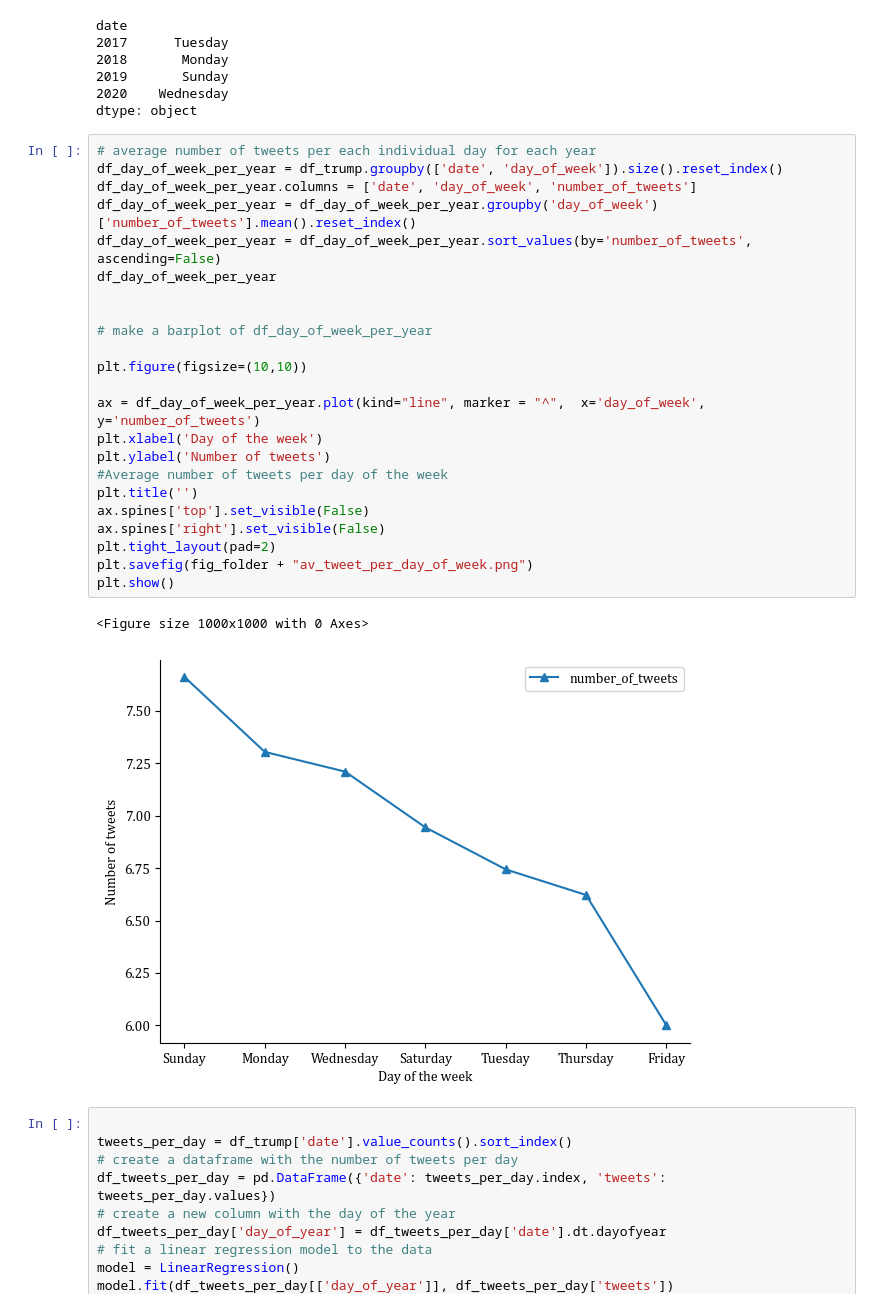
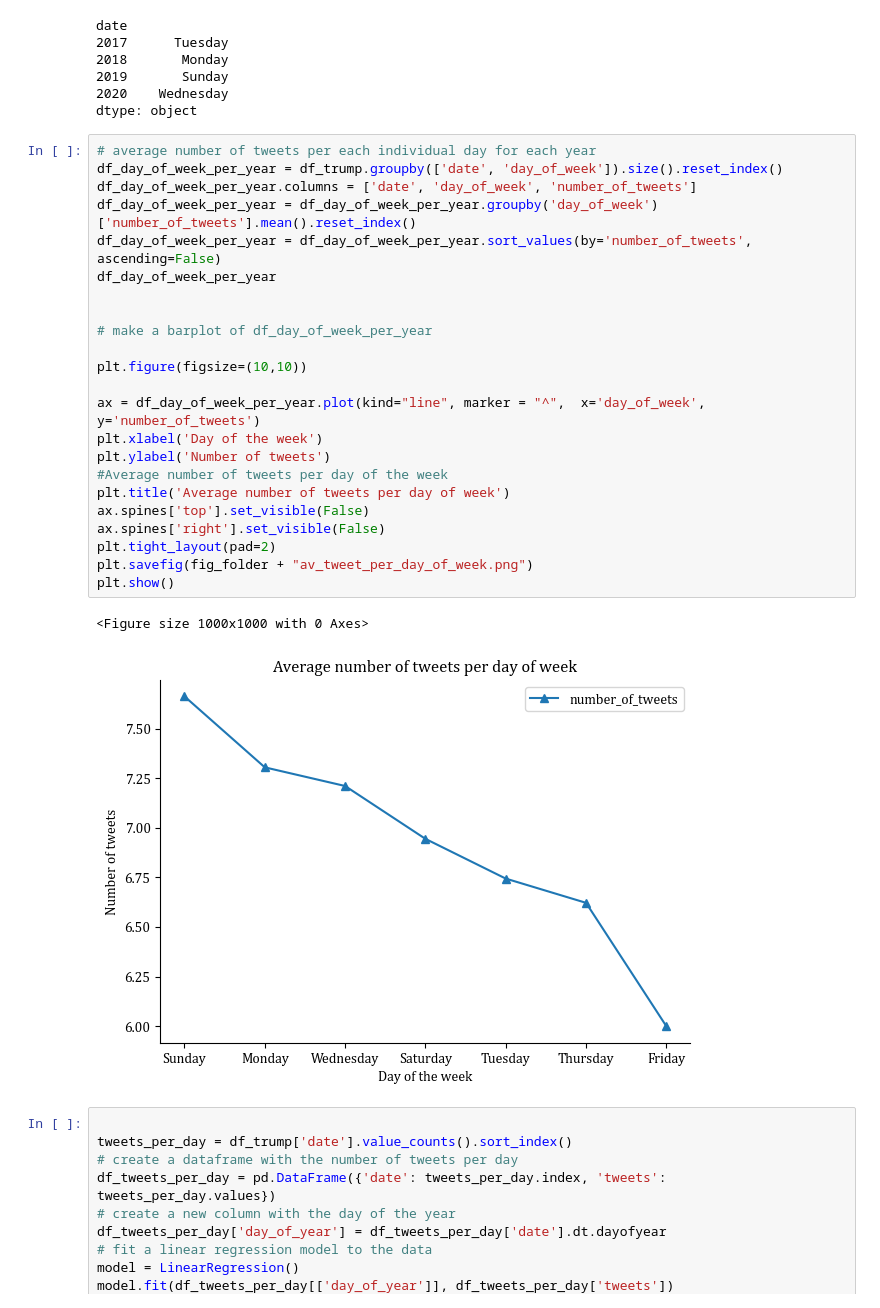
Before and after one commit to Htbibalan/PYTHON_COURSE_2024, a Jupyter notebook: notebooks/hel8048_project.ipynb, the cells around one changed output. Cells and saved outputs as stored; diff of their text form.

```diff
--- a/notebooks/hel8048_project.ipynb
+++ b/notebooks/hel8048_project.ipynb
@@ -299,29 +300,29 @@ dtype: object
 # %%
 # average number of tweets per each individual day for each year
 df_day_of_week_per_year = df_trump.groupby(['date', 'day_of_week']).size().reset_index()
 df_day_of_week_per_year.columns = ['date', 'day_of_week', 'number_of_tweets']
 df_day_of_week_per_year = df_day_of_week_per_year.groupby('day_of_week')['number_of_tweets'].mean().reset_index()
 df_day_of_week_per_year = df_day_of_week_per_year.sort_values(by='number_of_tweets', ascending=False)
 df_day_of_week_per_year
 
 
 # make a barplot of df_day_of_week_per_year
 
 plt.figure(figsize=(10,10))
 
 ax = df_day_of_week_per_year.plot(kind="line", marker = "^",  x='day_of_week', y='number_of_tweets')
 plt.xlabel('Day of the week')
 plt.ylabel('Number of tweets')
 #Average number of tweets per day of the week
-plt.title('')
+plt.title('Average number of tweets per day of week')
 ax.spines['top'].set_visible(False)
 ax.spines['right'].set_visible(False)
 plt.tight_layout(pad=2)
 plt.savefig(fig_folder + "av_tweet_per_day_of_week.png")
 plt.show()
 # %% [output]
 <Figure size 1000x1000 with 0 Axes>
-[figure, old version]
+[figure, new version]
 # %%
 
 tweets_per_day = df_trump['date'].value_counts().sort_index()
```
Also changed, not shown: parts of 2 cells of this notebook, 4 other files.
